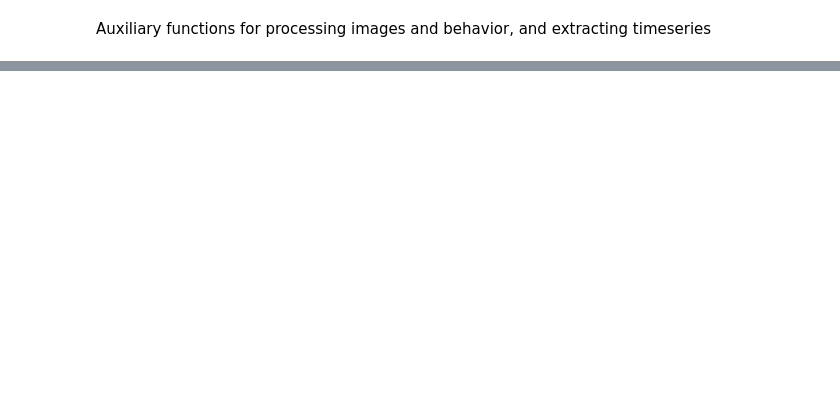
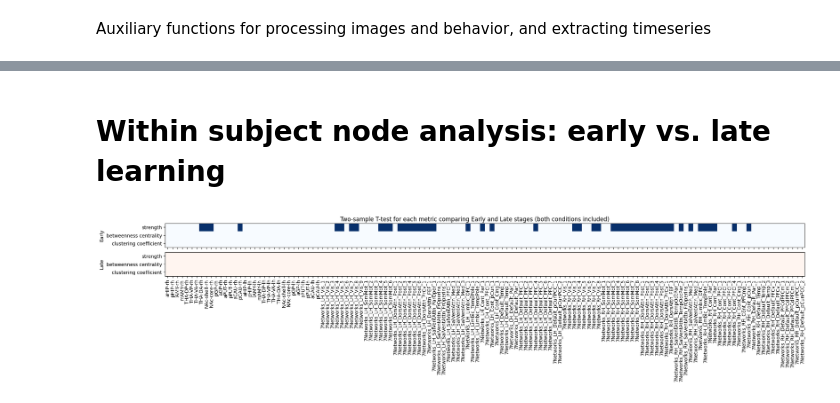
Before and after one commit to abry1701/NeuroComp2025_TPFinal, a Jupyter notebook: timeseries_analysis.ipynb, the cells around one changed output, grey strips where cells are left out. Saved outputs shown, nothing was run; the diff lists cells and outputs as text; code cells hidden in the pictures; blank space fills up the shorter version.

```diff
--- a/timeseries_analysis.ipynb
+++ b/timeseries_analysis.ipynb
@@ -361,0 +430,61 @@ g.add_edge()
+# %%
+def compute_node_metrics(adj_matrix_list):
+    strength = []
+    bwcent = []
+    clust = []
+    for m in adj_matrix_list:
+        g = nx.from_numpy_array(m)
+        strength.append([ v for k,v in (nx.degree(g, weight='weight')) ])
+        #bwcent.append([ v for v in (nx.betweenness_centrality(g, weight='weight')).values() ])
+        clust.append([ v for v in (nx.clustering(g, weight='weight')).values() ])
+
+    metrics = {}
+    metrics['strength'] = pd.DataFrame(strength)
+    #metrics['betweenness centrality'] = pd.DataFrame(bwcent)
+    metrics['clustering coefficient'] = pd.DataFrame(clust)
+    return metrics
+# %% [markdown]
+# Within subject node analysis: early vs. late learning
+# %%
+early_data = adjacency_matrices['early']['mslWithITI'] + adjacency_matrices['early']['mslWithoutITI']
+late_data = adjacency_matrices['late']['mslWithITI'] + adjacency_matrices['late']['mslWithoutITI']
+
+early_metrics = compute_node_metrics(early_data)
+late_metrics = compute_node_metrics(late_data)
+
+early_late_stats = {}
+for metric in early_metrics:
+    early_late_stats[metric] = {}
+    p_vals_early = stats.ttest_ind(early_metrics[metric], late_metrics[metric], alternative='greater').pvalue
+    p_vals_late = stats.ttest_ind(early_metrics[metric], late_metrics[metric], alternative='less').pvalue
+    p_vals_fdr_early = stats.false_discovery_control(p_vals_early)
+    p_vals_fdr_late = stats.false_discovery_control(p_vals_late)
+    early_late_stats[metric]['early > late'] = p_vals_fdr_early
+    early_late_stats[metric]['late > early'] = p_vals_fdr_late
+
+alpha = 0.05
+
+fig, axs = plt.subplots(2,1,figsize=(24, 2))
+axs[0].imshow([
+    early_late_stats['strength']['early > late'] < alpha,
+    early_late_stats['betweenness centrality']['early > late'] < alpha,
+    early_late_stats['clustering coefficient']['early > late'] < alpha
+    ], interpolation='none', aspect='auto', cmap='Blues')
+
+axs[1].imshow([
+    early_late_stats['strength']['late > early'] < alpha,
+    early_late_stats['betweenness centrality']['late > early'] < alpha,
+    early_late_stats['clustering coefficient']['late > early'] < alpha
+    ], interpolation='none', aspect='auto', cmap='Reds')
+
+fig.suptitle('Two-sample T-test for each metric comparing Early and Late stages (both conditions included)')
+axs[0].set(yticks=[0,1,2], yticklabels=['strength', 'betweenness centrality', 'clustering coefficient'])
+axs[0].set(xticks=np.arange(len(labels)))
+axs[0].set(ylabel='Early')
+axs[1].set(yticks=[0,1,2], yticklabels=['strength', 'betweenness centrality', 'clustering coefficient'])
+axs[1].set(xticks=np.arange(len(labels)), xticklabels=labels)
+axs[1].set(ylabel='Late')
+axs[0].label_outer()
+axs[1].tick_params(axis='x', labelrotation=90)
+# %% [output]
+[figure, added]
```
Also changed, not shown: parts of 20 cells of this notebook, 49 other files.
